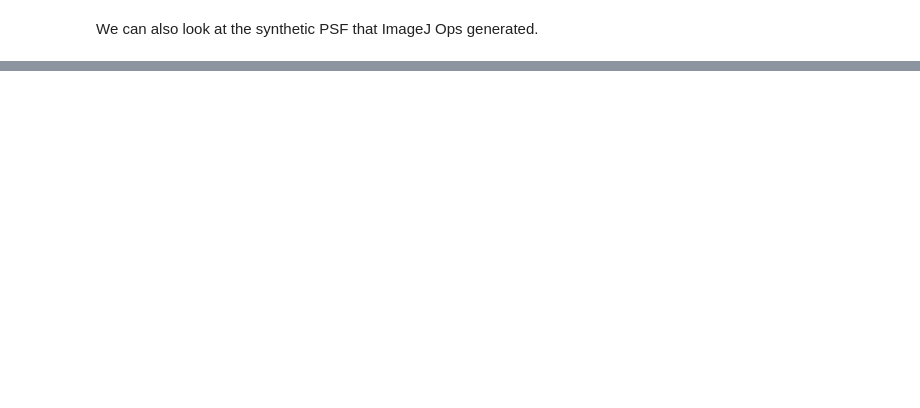
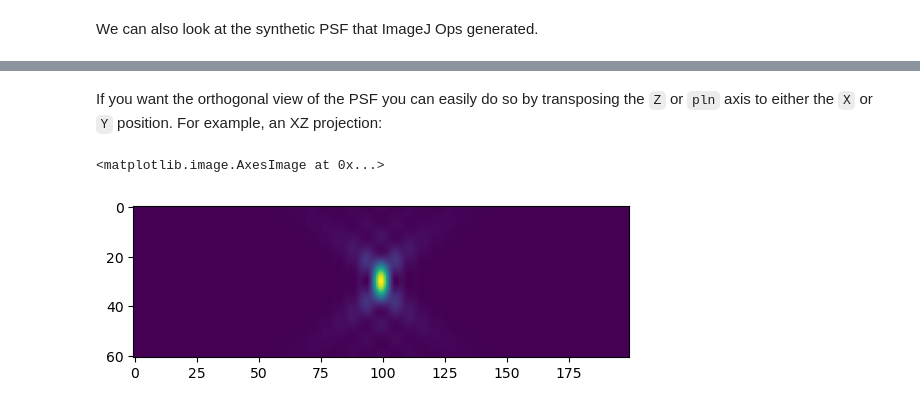
Before and after one commit to ShataDg/TRD2_protocols, a Jupyter notebook: notebooks/decon_notebook.ipynb, the cells around one changed output, grey strips where cells are left out. Saved outputs shown, nothing was run; the diff lists cells and outputs as text; code cells hidden in the pictures; blank space fills up the shorter version.

Commit message:
Add cell for orthogonal view of psf

```diff
--- a/notebooks/decon_notebook.ipynb
+++ b/notebooks/decon_notebook.ipynb
@@ -92,0 +93,11 @@ plt.show()
+# %% [markdown]
+If you want the orthogonal view of the PSF you can easily do so by transposing the `Z` or `pln` axis to either the `X` or `Y` position. For example, an XZ projection:
+# %%
+import xarray as xr
+
+# transpose dim order from ("pln", "row", "col") to ("row", "pln", "col")
+xz_psf = psf.data.transpose(1, 0, 2)
+plt.imshow(xz_psf[102, :, :])
+# %% [output]
+<matplotlib.image.AxesImage at 0x...>
+[figure, added]
```
Also changed, not shown: parts of 2 cells of this notebook.
